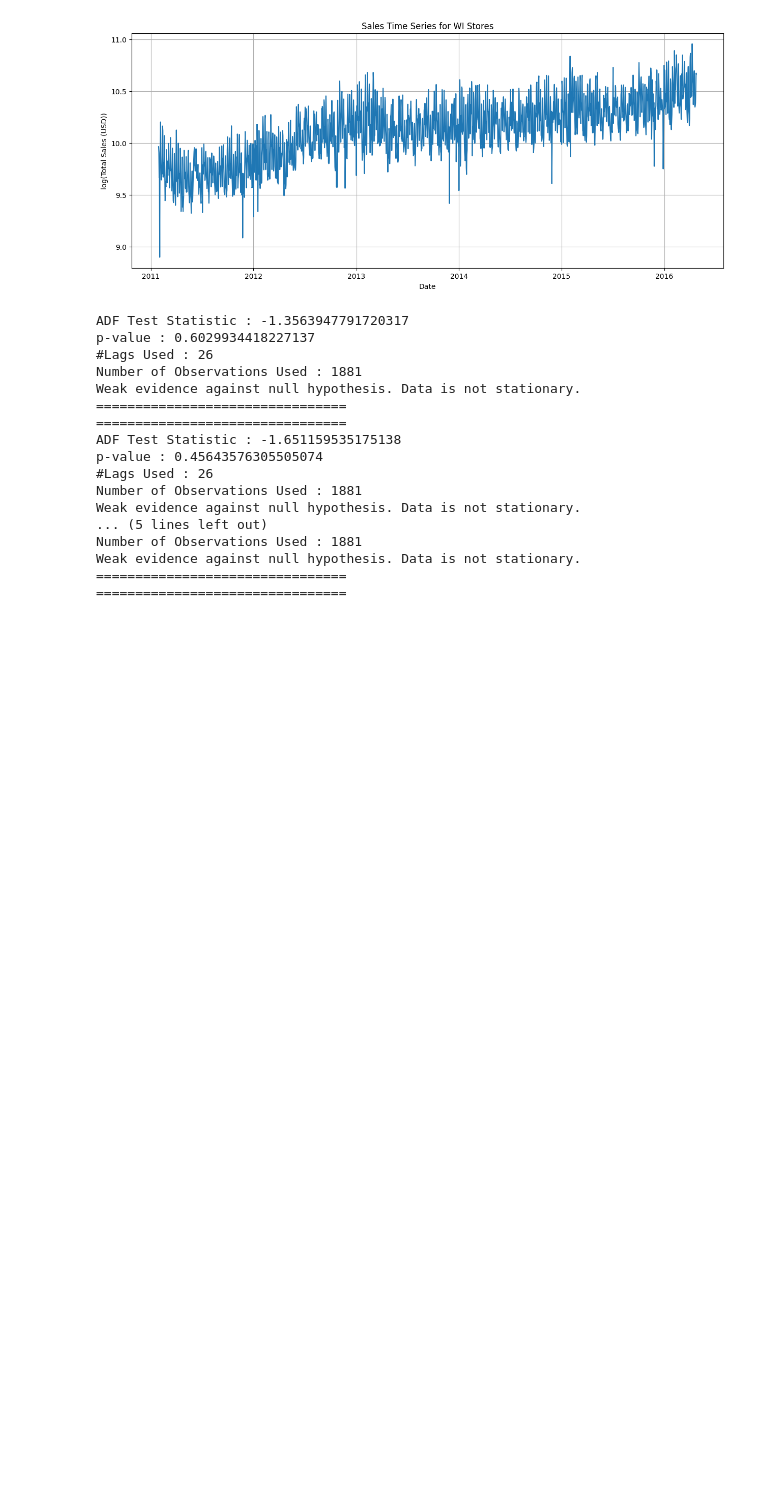
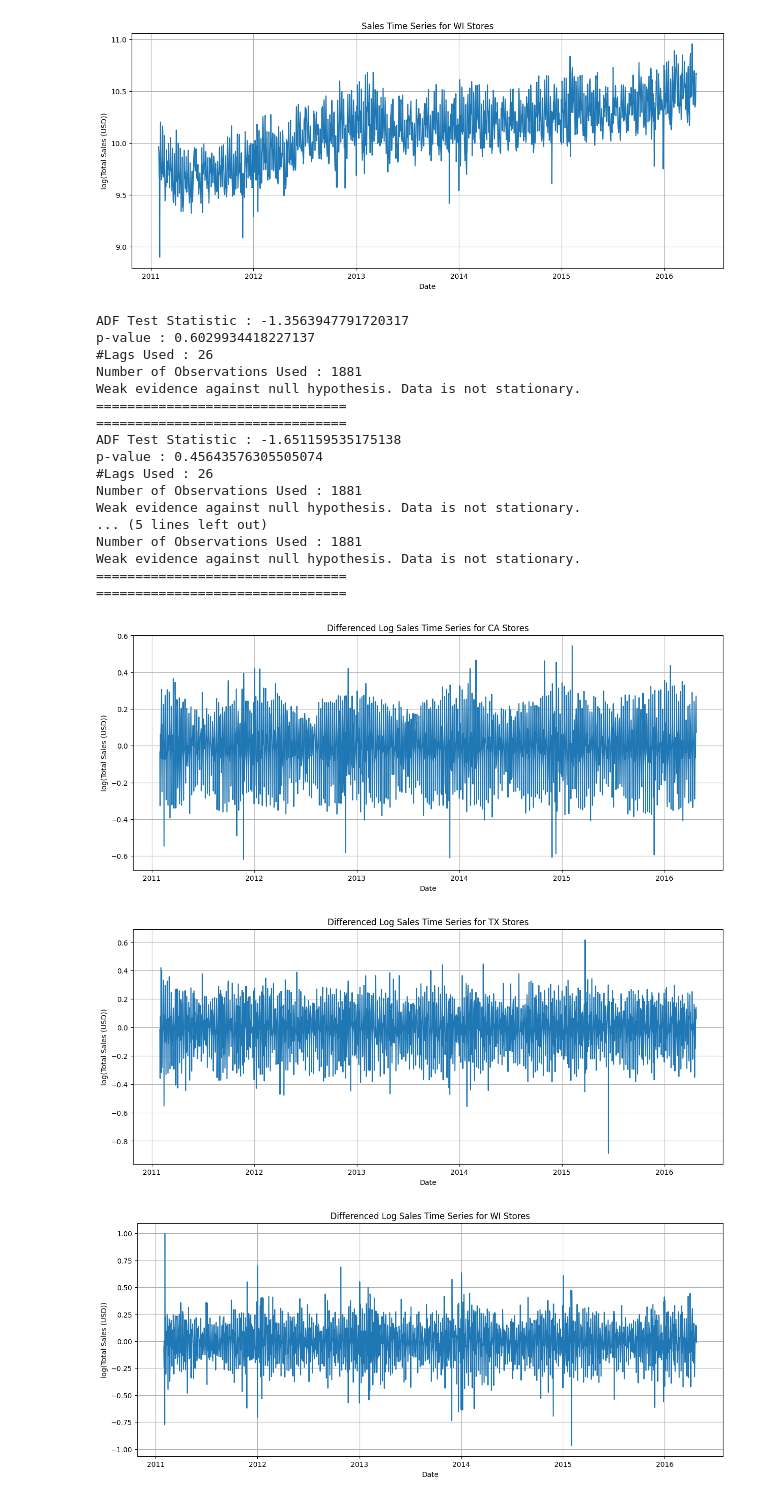
Before and after one commit to Legacy560/MTLSA25-Sales-Forecasting-Project, a Jupyter notebook: Cleaning and ARIMA/Sales_Forecasting_Data_Preprocessing.ipynb, the cells around one changed output. Drawn from its saved outputs; the diff is of its cells as text; code cells hidden in the pictures; blank space fills up the shorter version.

```diff
--- a/Cleaning and ARIMA/Sales_Forecasting_Data_Preprocessing.ipynb
+++ b/Cleaning and ARIMA/Sales_Forecasting_Data_Preprocessing.ipynb
@@ -658,10 +658,6 @@ salesCA['total_sale_log'] = np.log(salesCA['total_sale'])
 salesTX['total_sale_log'] = np.log(salesTX['total_sale'])
 salesWI['total_sale_log'] = np.log(salesWI['total_sale'])
 # %%
-# plot the log prices
-salesList = [salesCA, salesTX, salesWI]
-
-  # Create an empty dictionary to store sales data for each state
 
 for index, i in enumerate(salesList):
   plt.figure(figsize=(15, 6))
@@ -710,3 +706,18 @@ salesWI['total_sale_log_diff'] = salesWI['total_sale_log'].diff()
 salesCA = salesCA.dropna()
 salesTX = salesTX.dropna()
 salesWI = salesWI.dropna()
+# %%
+
+for index, i in enumerate(salesList):
+  plt.figure(figsize=(15, 6))
+  plot(i.index, i["total_sale_log_diff"])
+
+  plt.xlabel('Date')
+  plt.ylabel('log(Total Sales (USD))')
+  plt.title(f'Differenced Log Sales Time Series for {stateList[index]} Stores')
+  plt.grid(True)
+  plt.show()
+# %% [output]
+[figure, added]
+[figure, added]
+[figure, added]
```
Also changed, not shown: parts of 1 cell of this notebook.
